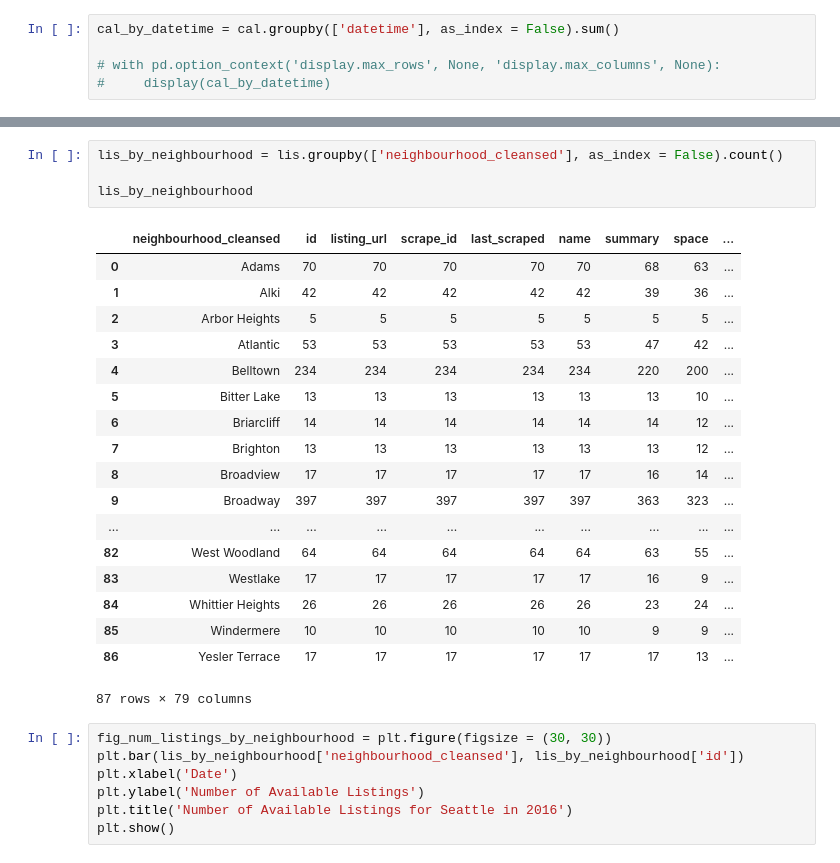
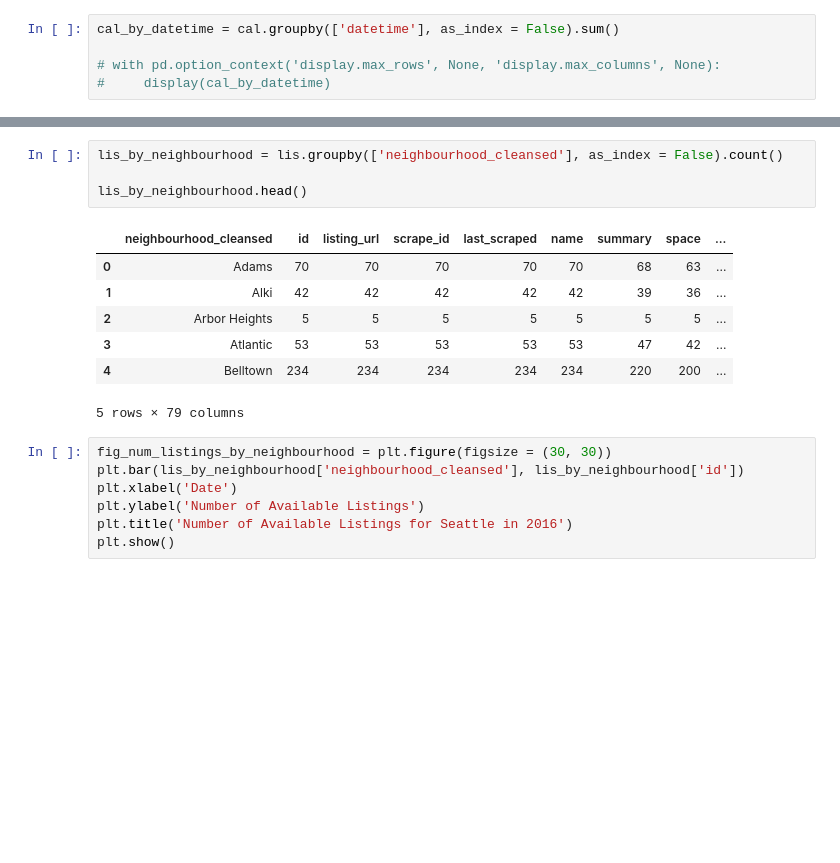
Before and after one commit to kevinhuynh23/RACK, a Jupyter notebook: analysis.ipynb, the cells around one changed output, grey strips where cells are left out. Saved outputs shown, nothing was run; the diff lists cells and outputs as text; blank space fills up the shorter version.

```diff
--- a/analysis.ipynb
+++ b/analysis.ipynb
@@ -52,26 +53,15 @@ plt.show()
 # %%
 lis_by_neighbourhood = lis.groupby(['neighbourhood_cleansed'], as_index = False).count()
 
-lis_by_neighbourhood
+lis_by_neighbourhood.head()
 # %% [output]
 |  | neighbourhood_cleansed | id | listing_url | scrape_id | last_scraped | name | summary | space | ... |
 | 0 | Adams | 70 | 70 | 70 | 70 | 70 | 68 | 63 | ... |
 | 1 | Alki | 42 | 42 | 42 | 42 | 42 | 39 | 36 | ... |
 | 2 | Arbor Heights | 5 | 5 | 5 | 5 | 5 | 5 | 5 | ... |
 | 3 | Atlantic | 53 | 53 | 53 | 53 | 53 | 47 | 42 | ... |
 | 4 | Belltown | 234 | 234 | 234 | 234 | 234 | 220 | 200 | ... |
-| 5 | Bitter Lake | 13 | 13 | 13 | 13 | 13 | 13 | 10 | ... |
-| 6 | Briarcliff | 14 | 14 | 14 | 14 | 14 | 14 | 12 | ... |
-| 7 | Brighton | 13 | 13 | 13 | 13 | 13 | 13 | 12 | ... |
-| 8 | Broadview | 17 | 17 | 17 | 17 | 17 | 16 | 14 | ... |
-| 9 | Broadway | 397 | 397 | 397 | 397 | 397 | 363 | 323 | ... |
-| ... | ... | ... | ... | ... | ... | ... | ... | ... | ... |
-| 82 | West Woodland | 64 | 64 | 64 | 64 | 64 | 63 | 55 | ... |
-| 83 | Westlake | 17 | 17 | 17 | 17 | 17 | 16 | 9 | ... |
-| 84 | Whittier Heights | 26 | 26 | 26 | 26 | 26 | 23 | 24 | ... |
-| 85 | Windermere | 10 | 10 | 10 | 10 | 10 | 9 | 9 | ... |
-| 86 | Yesler Terrace | 17 | 17 | 17 | 17 | 17 | 17 | 13 | ... |
-87 rows × 79 columns
+5 rows × 79 columns
 # %%
 fig_num_listings_by_neighbourhood = plt.figure(figsize = (30, 30))
 plt.bar(lis_by_neighbourhood['neighbourhood_cleansed'], lis_by_neighbourhood['id'])
```
Also changed, not shown: parts of 9 cells of this notebook.
